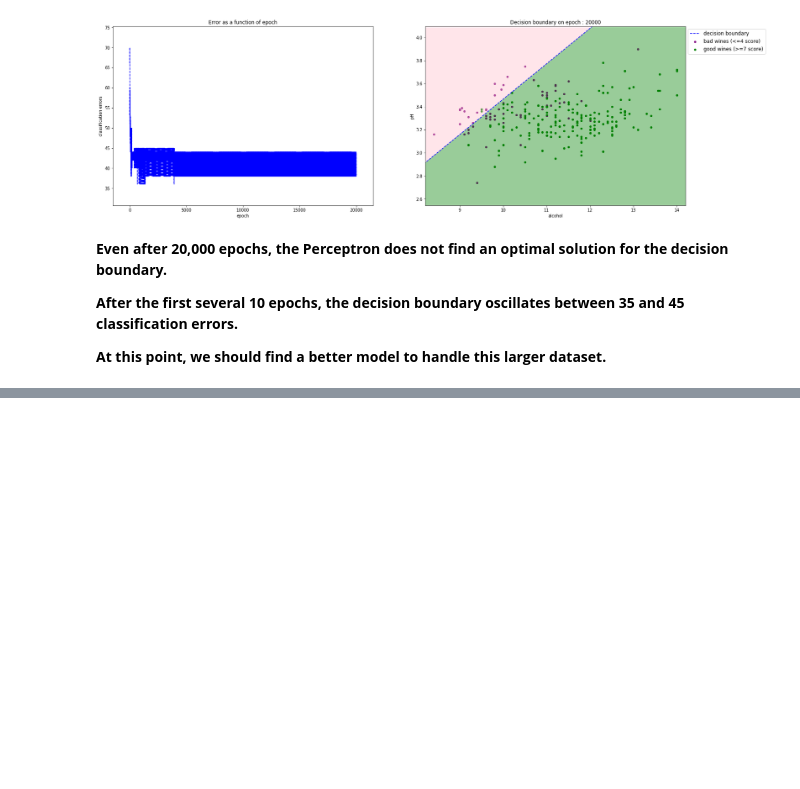
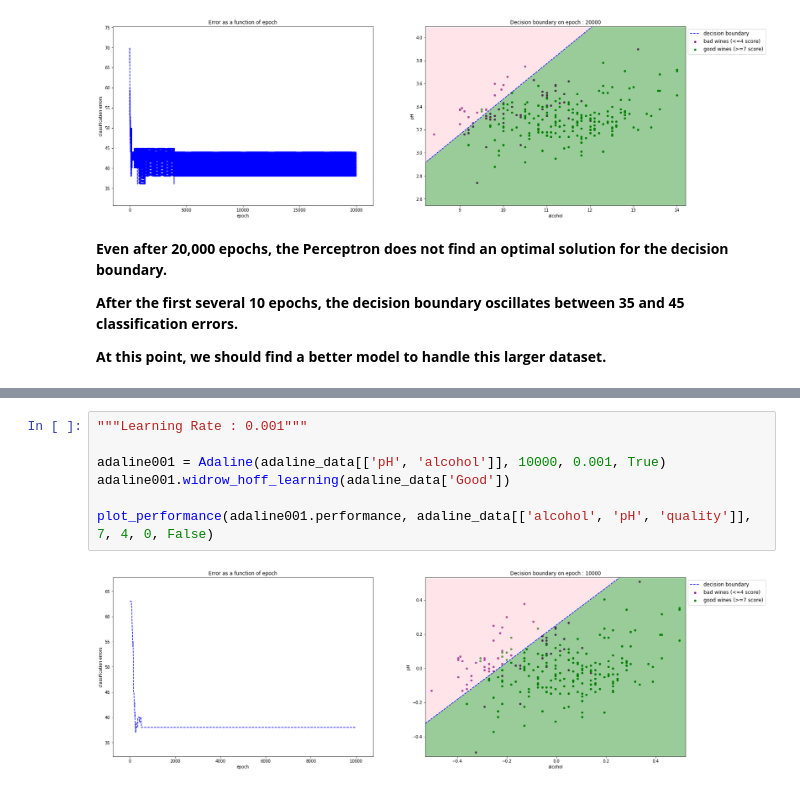
Before and after one commit to Zeroays/ft_sommelier, a Jupyter notebook: ft_sommelier.ipynb, the cells around one changed output, grey strips where cells are left out. Saved outputs shown, nothing was run; the diff lists cells and outputs as text; blank space fills up the shorter version.

```diff
--- a/ft_sommelier.ipynb
+++ b/ft_sommelier.ipynb
@@ -485,0 +609,9 @@ class Adaline():
+# %%
+"""Learning Rate : 0.001"""
+
+adaline001 = Adaline(adaline_data[['pH', 'alcohol']], 10000, 0.001, True)
+adaline001.widrow_hoff_learning(adaline_data['Good'])
+
+plot_performance(adaline001.performance, adaline_data[['alcohol', 'pH', 'quality']], 7, 4, 0, False)
+# %% [output]
+[figure, added]
```
Also changed, not shown: parts of 23 cells of this notebook, 1 other file.
